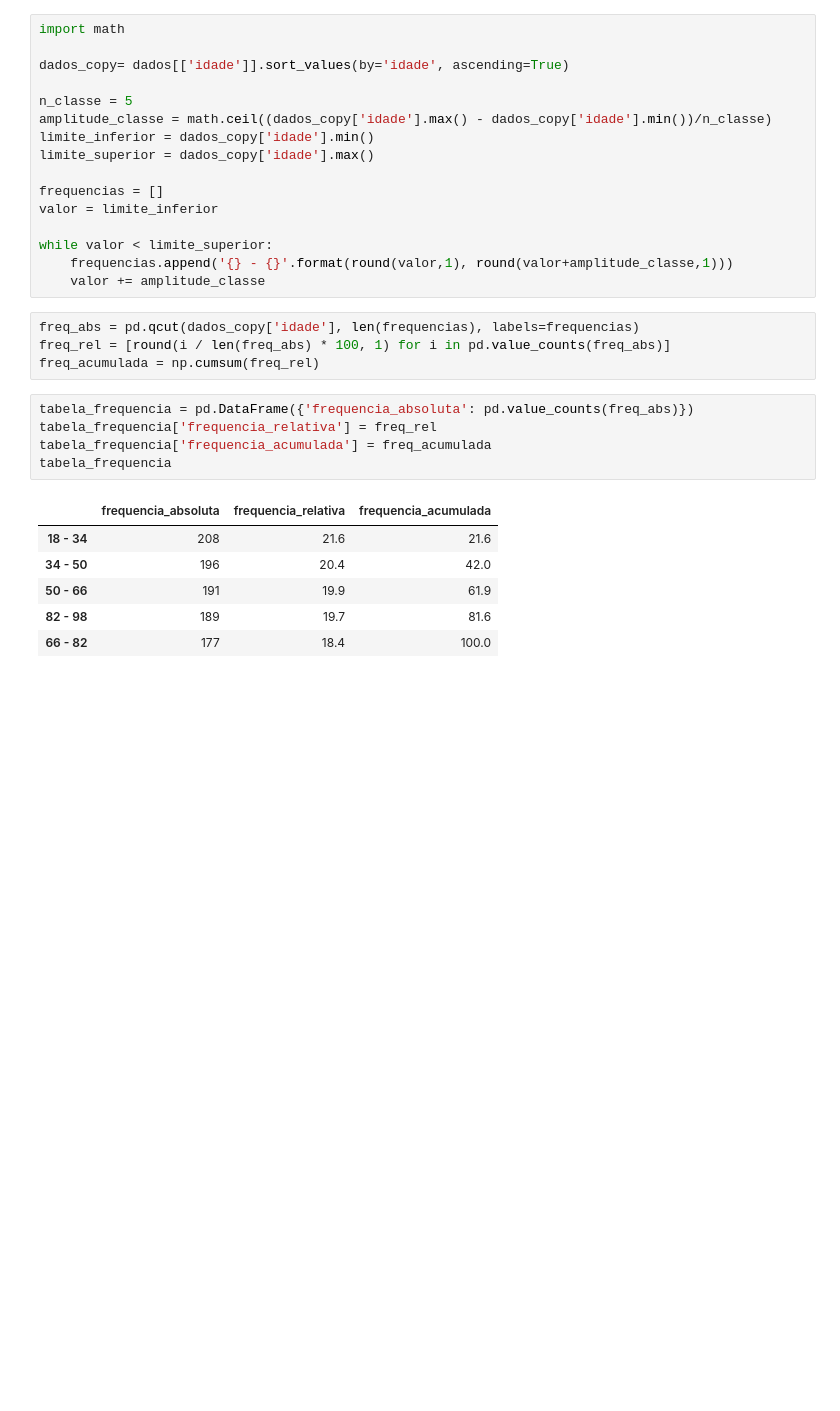
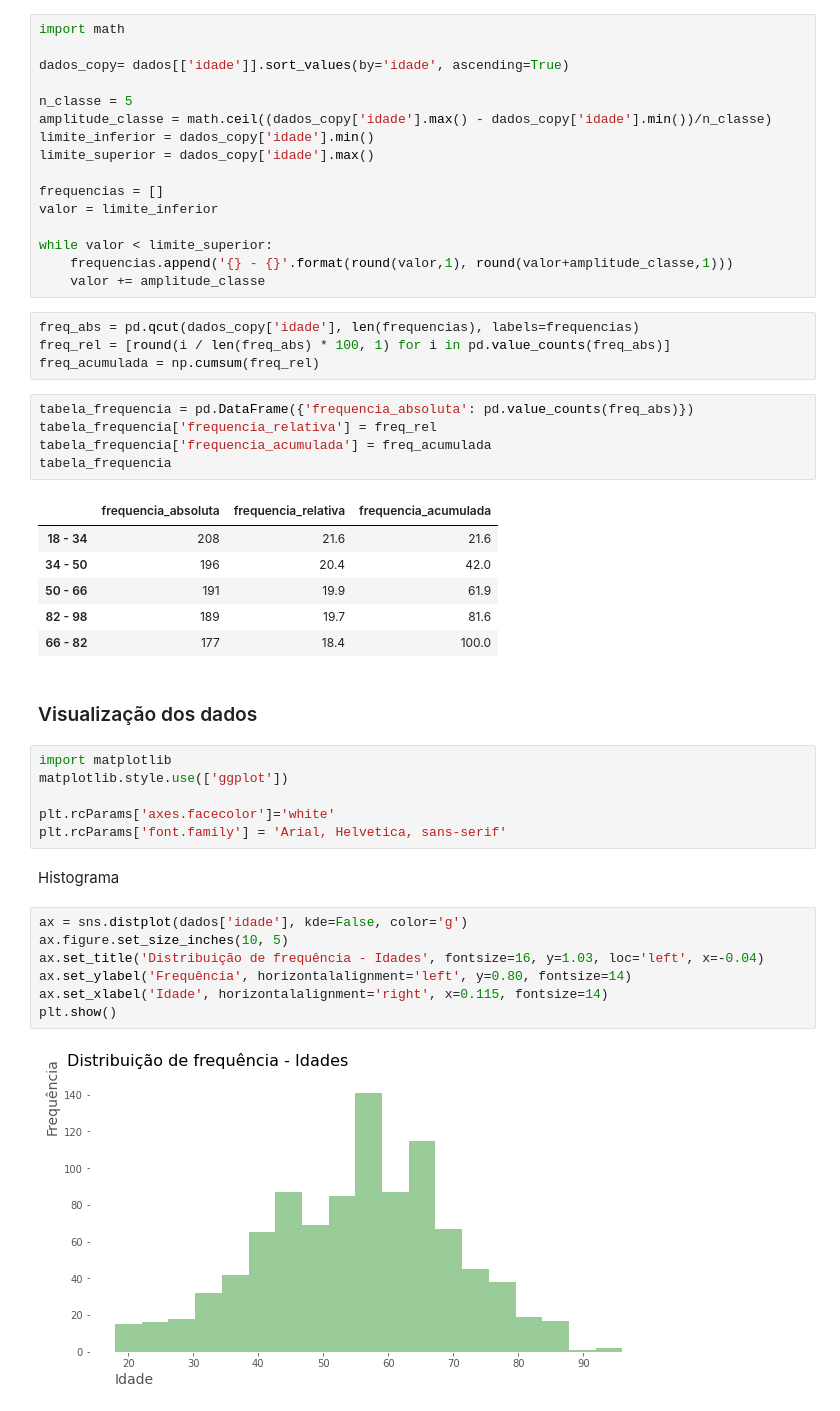
Before and after one commit to LilianeAquino/introducao_mineracao_de_dados, a Jupyter notebook: 03_analise_descritiva_de_dados.ipynb, the cells around one changed output. Saved outputs shown, nothing was run; the diff lists cells and outputs as text; blank space fills up the shorter version.

Commit message:
Análise descritiva dos dados

```diff
--- a/03_analise_descritiva_de_dados.ipynb
+++ b/03_analise_descritiva_de_dados.ipynb
@@ -147,3 +147,22 @@ tabela_frequencia
 | 50 - 66 | 191 | 19.9 | 61.9 |
 | 82 - 98 | 189 | 19.7 | 81.6 |
 | 66 - 82 | 177 | 18.4 | 100.0 |
+# %% [markdown]
+### Visualização dos dados
+# %%
+import matplotlib
+matplotlib.style.use(['ggplot'])
+
+plt.rcParams['axes.facecolor']='white'
+plt.rcParams['font.family'] = 'Arial, Helvetica, sans-serif'
+# %% [markdown]
+Histograma
+# %%
+ax = sns.distplot(dados['idade'], kde=False, color='g')
+ax.figure.set_size_inches(10, 5)
+ax.set_title('Distribuição de frequência - Idades', fontsize=16, y=1.03, loc='left', x=-0.04)
+ax.set_ylabel('Frequência', horizontalalignment='left', y=0.80, fontsize=14)
+ax.set_xlabel('Idade', horizontalalignment='right', x=0.115, fontsize=14)
+plt.show()
+# %% [output]
+[figure, added]
```
Also changed, not shown: parts of 17 cells of this notebook.
